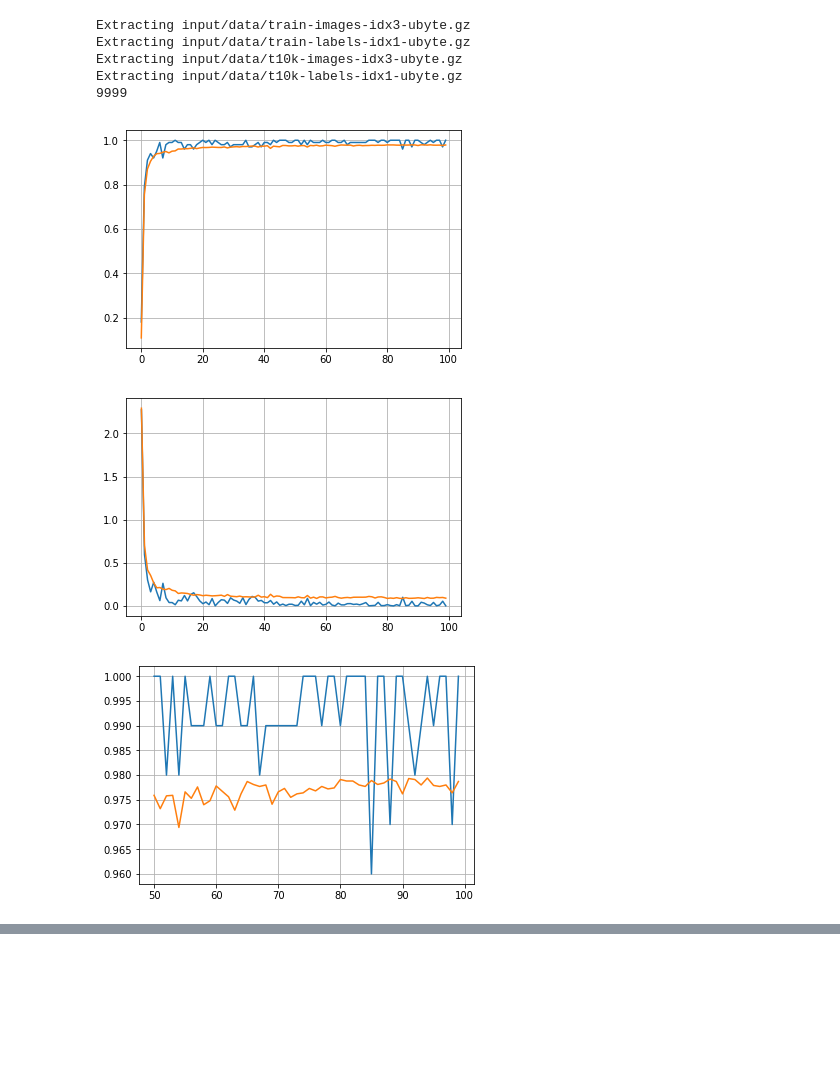
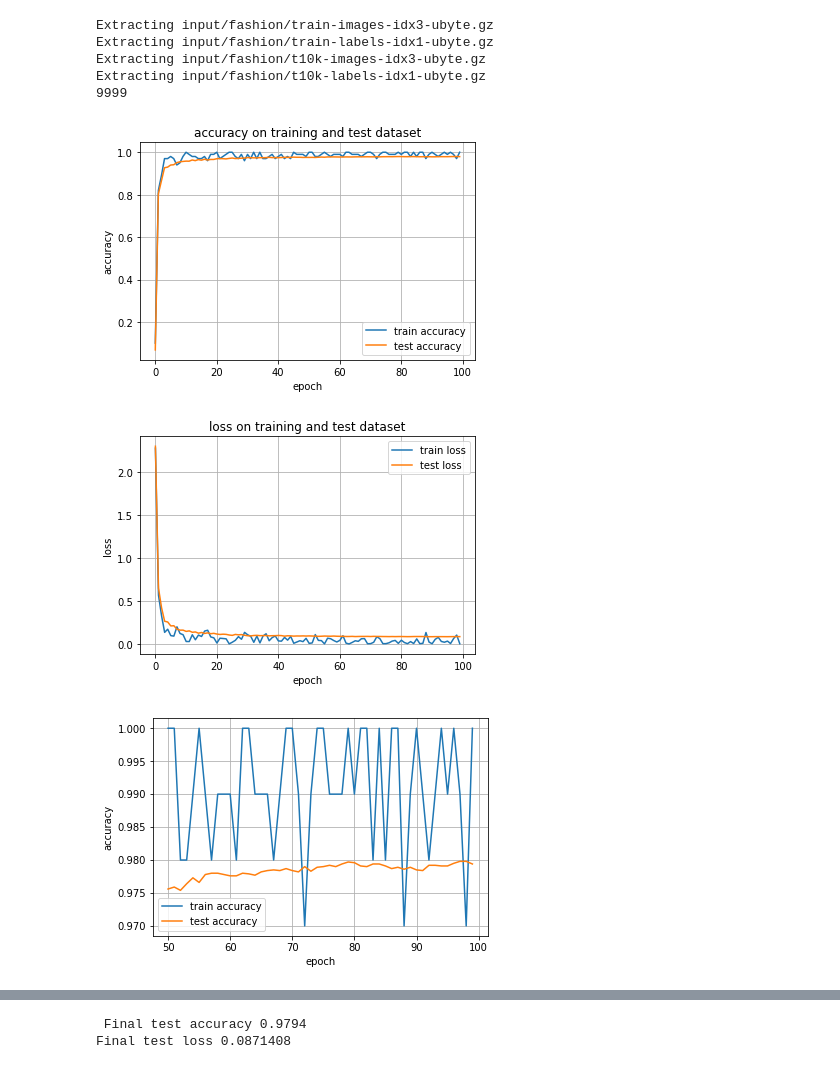
Before and after one commit to mrow4a/machine-learning, a Jupyter notebook: neur-net-tensorflow/notebooks/task3.ipynb, the cells around one changed output, grey strips where cells are left out. Drawn from its saved outputs; the diff is of its cells as text; code cells hidden in the pictures; blank space fills up the shorter version.

```diff
--- a/neur-net-tensorflow/notebooks/task3.ipynb
+++ b/neur-net-tensorflow/notebooks/task3.ipynb
@@ -13,7 +13,7 @@ NUM_CHANNELS = 1
 tf.set_random_seed(0)
 
 # load data
-mnist = input_data.read_data_sets('input/data', one_hot=True)
+mnist = input_data.read_data_sets('input/fashion', one_hot=True)
 
 # 1. Define Variables and Placeholders
 X = tf.placeholder(tf.float32, [None, IMAGE_SIZE, IMAGE_SIZE, NUM_CHANNELS]) #the first dimension (None) will index the images
@@ -32,13 +32,13 @@ B4 = tf.Variable(tf.zeros([30]))
 W5 = tf.Variable(tf.truncated_normal([30, 10], stddev=0.1))
 B5 = tf.Variable(tf.zeros([10]))
 
+XX = tf.reshape(X, [-1, 784])
+
 #learning rate placeholder
 globalStep = tf.Variable(0, trainable=False)
-lr = tf.train.exponential_decay(0.5, globalStep, 10000, 0.96, staircase = True)
-# placeholder for probability of keeping a node during dropout = 1.0 at test time (no dropout) and 0.75 at training time
+lr = tf.train.exponential_decay(0.5, globalStep, 100, 0.96, staircase = True)
+# 10000 is the decay step, 0.96 is decay rate
 pkeep = tf.placeholder(tf.float32)
-
-XX = tf.reshape(X, [-1, 784])
 
 # 2. Define the model
 
@@ -62,13 +62,12 @@ cross_entropy = tf.reduce_mean(cross_entropy)
 is_correct = tf.equal(tf.argmax(Y, 1), tf.argmax(Y_, 1))
 accuracy = tf.reduce_mean(tf.cast(is_correct, tf.float32))
 
+
+
 # 5. Define an optimizer
 optimizer = tf.train.GradientDescentOptimizer(lr)
 train_step = optimizer.minimize(cross_entropy, global_step = globalStep)
 
-# 3. In the training step - provide the appropriate pkeep
-
-# 4. In the training step, if you used a placeholder - adjust learning rate - according to exponential decay rate
 # initialize
 init = tf.global_variables_initializer()
 sess = tf.Session()
@@ -116,45 +115,62 @@ epoch_size = 100
 for i in range(training_iter):
     test = False
     if i % epoch_size == 0:
         test = True
     a, c, ta, tc = training_step(i, test, test)
     train_a += a
     train_c += c
     test_a += ta
     test_c += tc
 
 # 7. Plot and visualise the accuracy and loss
 
 # accuracy training vs testing dataset
-plt.plot(train_a)
-plt.plot(test_a)
+plt.title("accuracy on training and test dataset")
+plt.plot(train_a, label = "train accuracy")
+plt.plot(test_a, label = "test accuracy")
+plt.xlabel("epoch")
+plt.ylabel("accuracy")
+plt.legend(loc="best")
 plt.grid(True)
 plt.show()
 
 # loss training vs testing dataset
-plt.plot(train_c)
-plt.plot(test_c)
+plt.title("loss on training and test dataset")
+plt.plot(train_c, label = "train loss")
+plt.plot(test_c, label = "test loss")
+plt.xlabel("epoch")
+plt.ylabel("loss")
+plt.legend(loc="best")
 plt.grid(True)
 plt.show()
 
 # Zoom in on the tail of the plots
 zoom_point = 50
 x_range = range(zoom_point,training_iter/epoch_size)
-plt.plot(x_range, train_a[zoom_point:])
-plt.plot(x_range, test_a[zoom_point:])
+plt.plot(x_range, train_a[zoom_point:], label = "train accuracy")
+plt.plot(x_range, test_a[zoom_point:], label = "test accuracy")
+plt.xlabel("epoch")
+plt.ylabel("accuracy")
+plt.legend(loc="best")
 plt.grid(True)
 plt.show()
 
-plt.plot(train_c[zoom_point:])
-plt.plot(test_c[zoom_point:])
+plt.plot(train_c[zoom_point:], label = "train loss")
+plt.plot(test_c[zoom_point:], label = "test loss")
+plt.xlabel("epoch")
+plt.ylabel("loss")
+plt.legend(loc="best")
 plt.grid(True)
 plt.show()
+
+print('Final test accuracy ' + str(test_a[-1]))
+print('Final test loss ' + str(test_c[-1]))
 # %% [output]
-Extracting input/data/train-images-idx3-ubyte.gz
-Extracting input/data/train-labels-idx1-ubyte.gz
-Extracting input/data/t10k-images-idx3-ubyte.gz
-Extracting input/data/t10k-labels-idx1-ubyte.gz
+Extracting input/fashion/train-images-idx3-ubyte.gz
+Extracting input/fashion/train-labels-idx1-ubyte.gz
+Extracting input/fashion/t10k-images-idx3-ubyte.gz
+Extracting input/fashion/t10k-labels-idx1-ubyte.gz
 9999
-[figure, old version]
+[figure, new version]
-[figure, old version]
+[figure, new version]
-[figure, old version]
+[figure, new version]
@@ -161,0 +178,2 @@ Extracting input/data/t10k-labels-idx1-ubyte.gz
+ Final test accuracy 0.9794
+Final test loss 0.0871408
```
Also changed, not shown: parts of 2 cells of this notebook, 3 other files.
